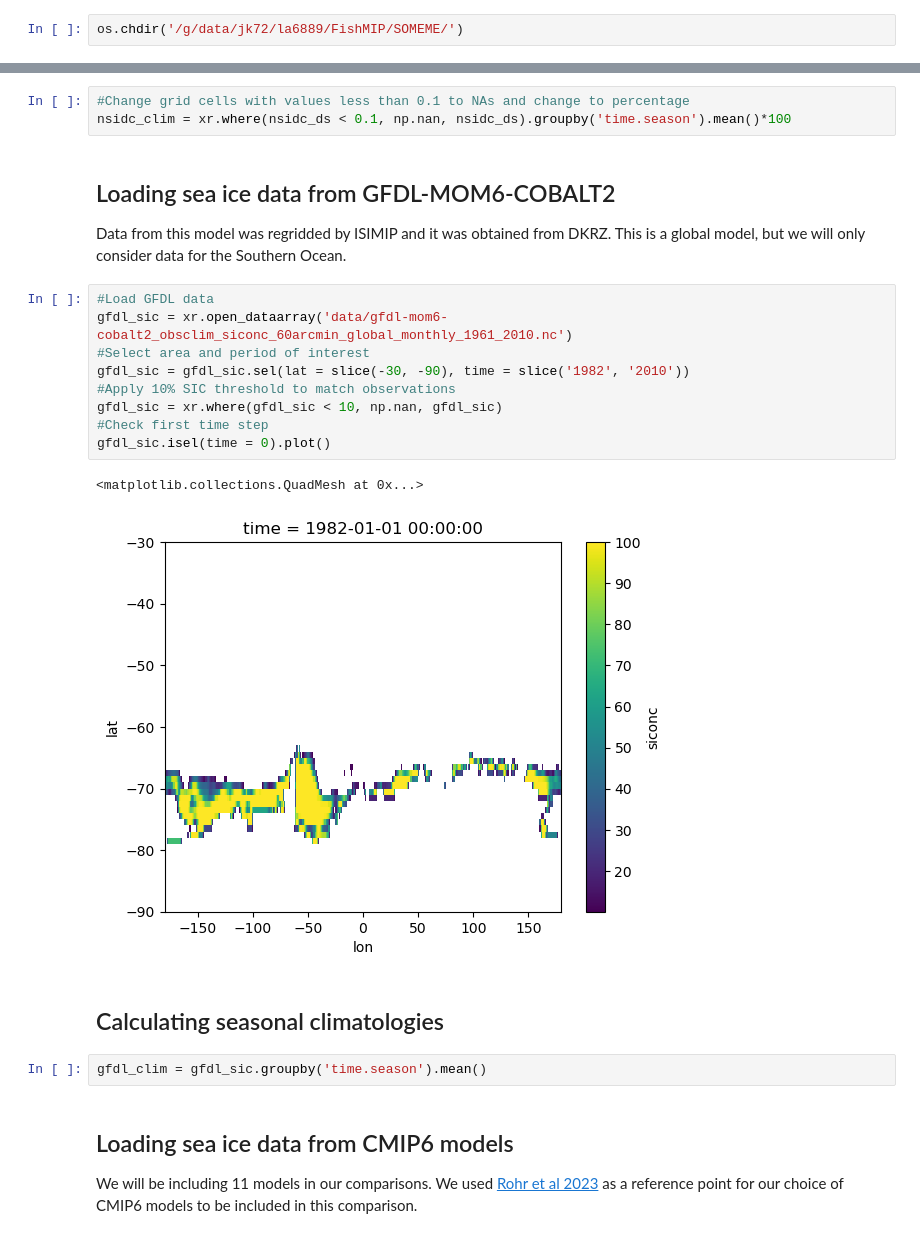
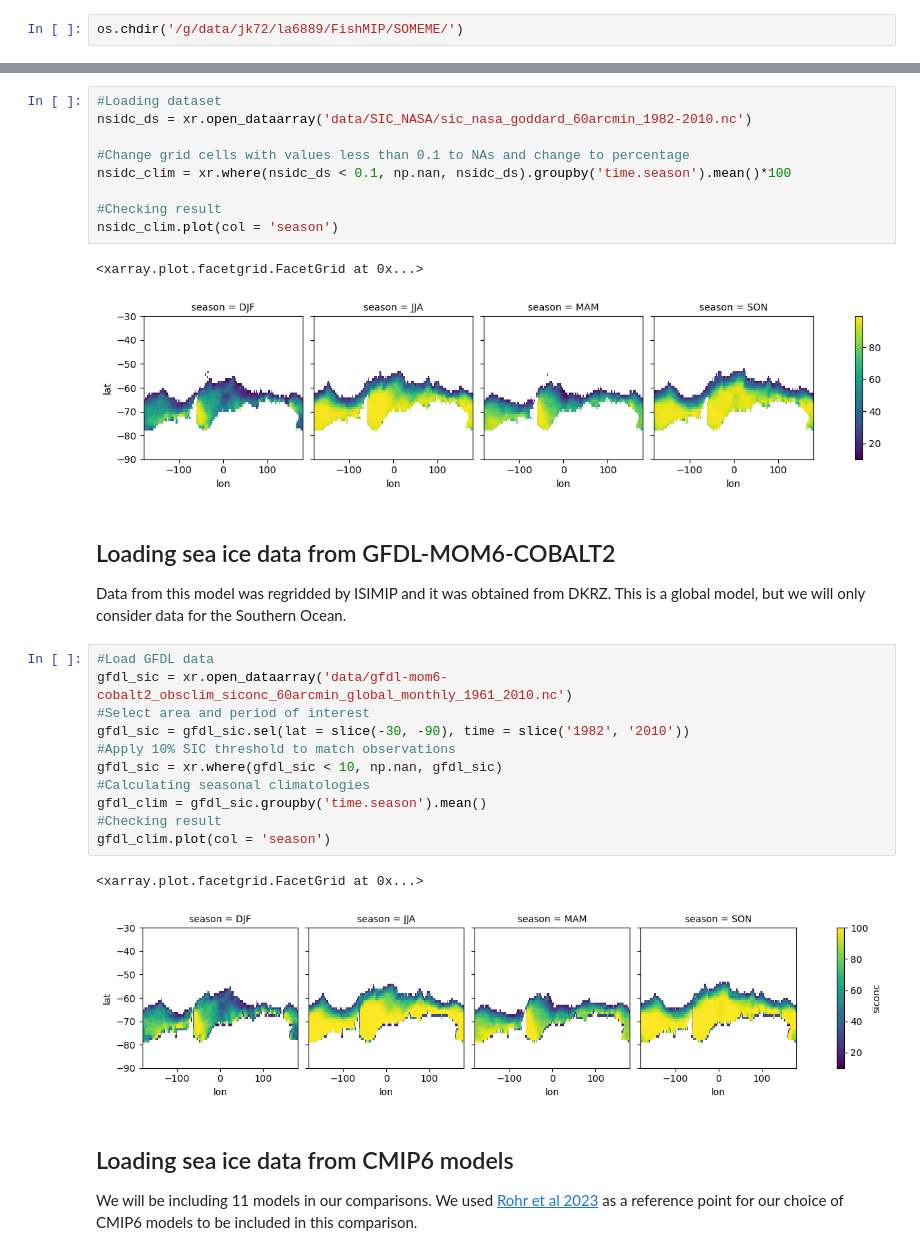
Before and after one commit to Fish-MIP/SOMEME, a Jupyter notebook: scripts/Comparing_sic_data_obs_models.ipynb, the cells around one changed output, grey strips where cells are left out. Drawn from its saved outputs; the diff is of its cells as text.

Commit message:
comparing sic data from ESMs and obs

```diff
--- a/scripts/Comparing_sic_data_obs_models.ipynb
+++ b/scripts/Comparing_sic_data_obs_models.ipynb
@@ -73,25 +37,32 @@ To perform comparisons between the observations and Earth System Models, we will
 # %%
+#Loading dataset
+nsidc_ds = xr.open_dataarray('data/SIC_NASA/sic_nasa_goddard_60arcmin_1982-2010.nc')
+
 #Change grid cells with values less than 0.1 to NAs and change to percentage
 nsidc_clim = xr.where(nsidc_ds < 0.1, np.nan, nsidc_ds).groupby('time.season').mean()*100
+
+#Checking result
+nsidc_clim.plot(col = 'season')
+# %% [output]
+<xarray.plot.facetgrid.FacetGrid at 0x...>
+[figure, added]
 # %% [markdown]
 ## Loading sea ice data from GFDL-MOM6-COBALT2
 Data from this model was regridded by ISIMIP and it was obtained from DKRZ. This is a global model, but we will only consider data for the Southern Ocean.
 # %%
 #Load GFDL data
 gfdl_sic = xr.open_dataarray('data/gfdl-mom6-cobalt2_obsclim_siconc_60arcmin_global_monthly_1961_2010.nc')
 #Select area and period of interest
 gfdl_sic = gfdl_sic.sel(lat = slice(-30, -90), time = slice('1982', '2010'))
 #Apply 10% SIC threshold to match observations
 gfdl_sic = xr.where(gfdl_sic < 10, np.nan, gfdl_sic)
-#Check first time step
-gfdl_sic.isel(time = 0).plot()
+#Calculating seasonal climatologies
+gfdl_clim = gfdl_sic.groupby('time.season').mean()
+#Checking result
+gfdl_clim.plot(col = 'season')
 # %% [output]
-<matplotlib.collections.QuadMesh at 0x...>
+<xarray.plot.facetgrid.FacetGrid at 0x...>
-[figure, old version]
+[figure, new version]
-# %% [markdown]
-## Calculating seasonal climatologies
-# %%
-gfdl_clim = gfdl_sic.groupby('time.season').mean()
 # %% [markdown]
 ## Loading sea ice data from CMIP6 models
 We will be including 11 models in our comparisons. We used [Rohr et al 2023](https://doi.org/10.1038/s43247-023-00871-w) as a reference point for our choice of CMIP6 models to be included in this comparison.
```
Also changed, not shown: parts of 34 cells of this notebook, 3 other files.
